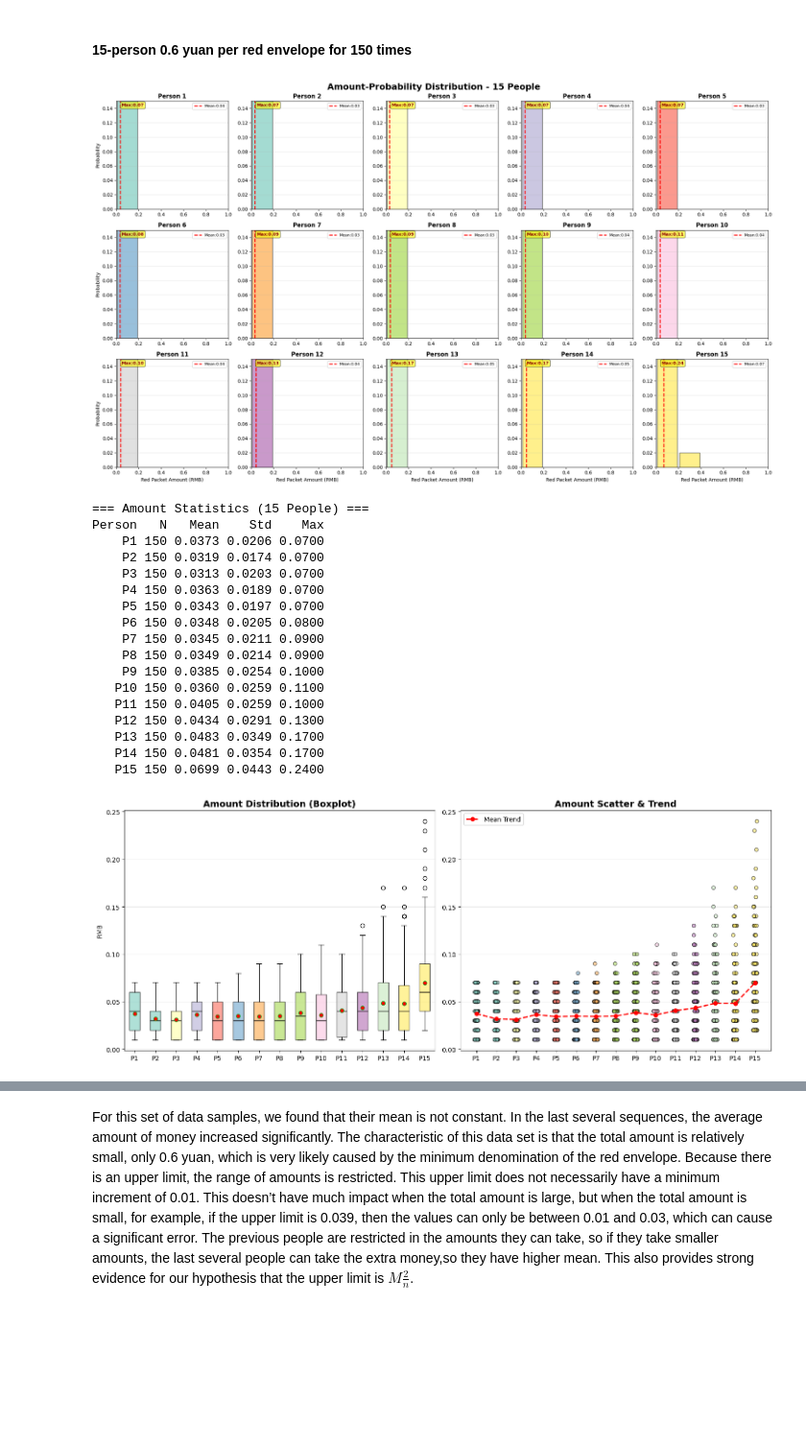
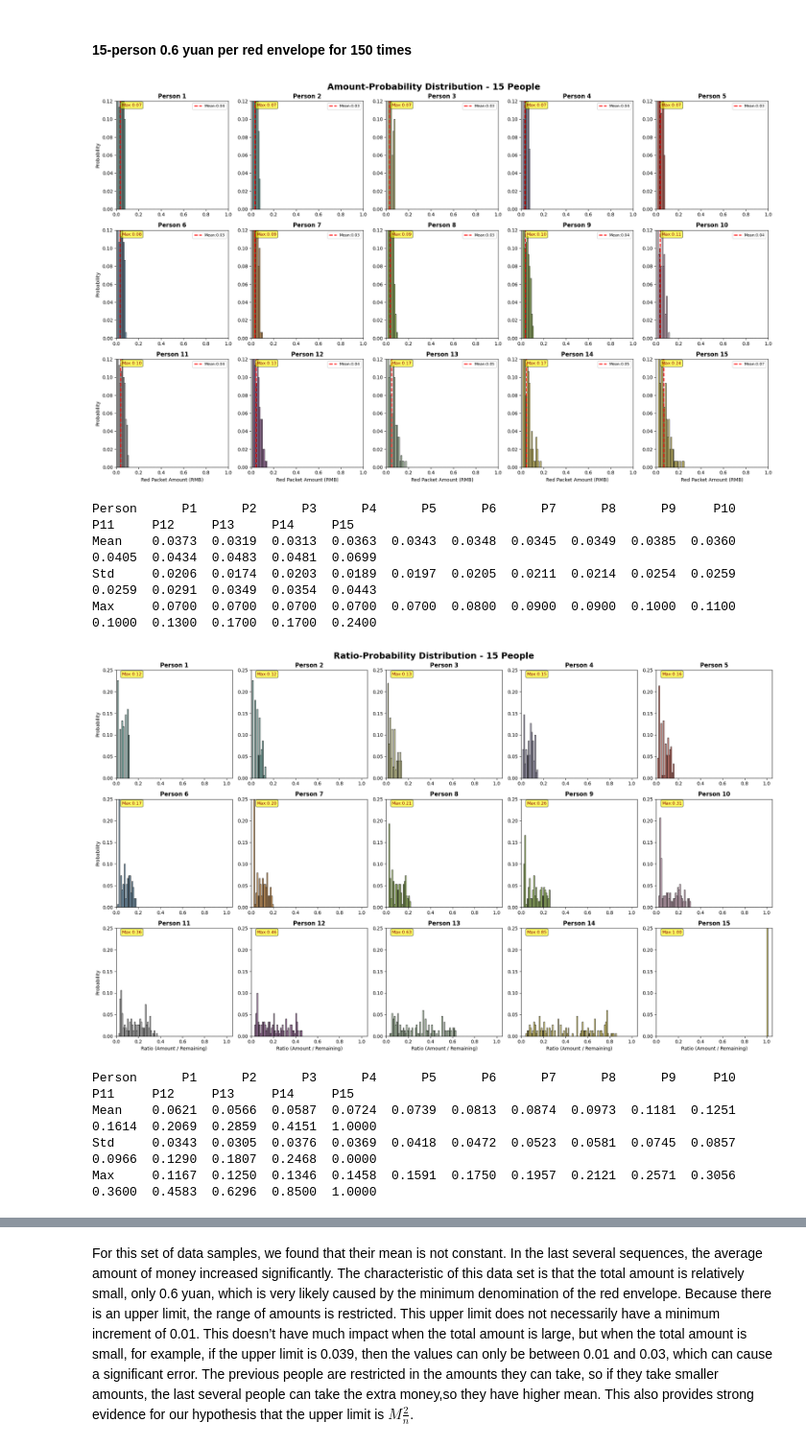
Before and after one commit to QLL-CCDD/SI140A-proj, a Jupyter notebook: tex/red_envelop copy.ipynb, the cells around one changed output, grey strips where cells are left out. Shown at 96% size. Cells and saved outputs as stored; diff of their text form; code cells hidden in the pictures; blank space fills up the shorter version.

```diff
--- a/tex/red_envelop copy.ipynb
+++ b/tex/red_envelop copy.ipynb
@@ -50,4 +51,7 @@ warnings.filterwarnings('ignore', category=RuntimeWarning)
 # %%
+from numpy._typing import _64Bit
+
+
 def _get_layout_config(n_people):
     if n_people <= 5:
         ncols = n_people
@@ -59,7 +63,7 @@ def _get_layout_config(n_people):
         figsize = (20, 4 * nrows)
     return nrows, ncols, figsize
 
-def plot_histograms(file_path, n_people, mode="amount"):
+def plot_histograms(file_path, n_people, mode="amount", money = 60):
     df = pd.read_excel(file_path, sheet_name="Sheet1", header=None)
     plot_data = df.iloc[1:-1, :n_people].values.astype(float)
 
@@ -69,15 +73,25 @@ def plot_histograms(file_path, n_people, mode="amount"):
         valid_flat = plot_data[~np.isnan(plot_data)]
         g_min = np.floor(valid_flat.min())
         g_max = np.ceil(valid_flat.max())
-        bin_width = 0.2 if n_people > 5 else 0.5
+        bin_width = 0.2 if n_people > 5 else 0.01
         y_limit = 0.08
+        if money == 0.6:
+            bin_width = 0.01
+            y_limit = 0.3
+            g_min = 0
+            g_max = 0.3
+
         show_stats = True
+
     else: # mode == "ratio"
         xlabel = "Ratio (Amount / Remaining)"
         g_min, g_max = 0.0, 1.05
         bin_width = 0.01
         y_limit = 0.15
         show_stats = False
+        if money == 0.6:
+            y_limit = 0.25
+
 
     bin_edges = np.arange(g_min, g_max + bin_width, bin_width)
     nrows, ncols, figsize = _get_layout_config(n_people)
@@ -271,25 +285,17 @@ Person   Mean    Std    Max
 # %%
 f_path = "../Data/15/15人 0.6.xls"
 n = 15
-plot_histograms(f_path, n)
+plot_histograms(f_path, n, money = 0.6)
+plot_histograms("../Data/15/15人 0.6_ratio.xlsx", n , mode = "ratio", money = 0.6)
 plot_trends(f_path, n)
 # %% [output]
-[figure, old version]
+[figure, new version]
-=== Amount Statistics (15 People) ===
-Person   N   Mean    Std    Max
-    P1 150 0.0373 0.0206 0.0700
-    P2 150 0.0319 0.0174 0.0700
-    P3 150 0.0313 0.0203 0.0700
-    P4 150 0.0363 0.0189 0.0700
-    P5 150 0.0343 0.0197 0.0700
-    P6 150 0.0348 0.0205 0.0800
-    P7 150 0.0345 0.0211 0.0900
-    P8 150 0.0349 0.0214 0.0900
-    P9 150 0.0385 0.0254 0.1000
-   P10 150 0.0360 0.0259 0.1100
-   P11 150 0.0405 0.0259 0.1000
-   P12 150 0.0434 0.0291 0.1300
-   P13 150 0.0483 0.0349 0.1700
-   P14 150 0.0481 0.0354 0.1700
-   P15 150 0.0699 0.0443 0.2400
+Person      P1      P2      P3      P4      P5      P6      P7      P8      P9     P10     P11     P12     P13     P14     P15
+Mean    0.0373  0.0319  0.0313  0.0363  0.0343  0.0348  0.0345  0.0349  0.0385  0.0360  0.0405  0.0434  0.0483  0.0481  0.0699
+Std     0.0206  0.0174  0.0203  0.0189  0.0197  0.0205  0.0211  0.0214  0.0254  0.0259  0.0259  0.0291  0.0349  0.0354  0.0443
+Max     0.0700  0.0700  0.0700  0.0700  0.0700  0.0800  0.0900  0.0900  0.1000  0.1100  0.1000  0.1300  0.1700  0.1700  0.2400
-[figure, old version]
+[figure, new version]
+Person      P1      P2      P3      P4      P5      P6      P7      P8      P9     P10     P11     P12     P13     P14     P15
+Mean    0.0621  0.0566  0.0587  0.0724  0.0739  0.0813  0.0874  0.0973  0.1181  0.1251  0.1614  0.2069  0.2859  0.4151  1.0000
+Std     0.0343  0.0305  0.0376  0.0369  0.0418  0.0472  0.0523  0.0581  0.0745  0.0857  0.0966  0.1290  0.1807  0.2468  0.0000
+Max     0.1167  0.1250  0.1346  0.1458  0.1591  0.1750  0.1957  0.2121  0.2571  0.3056  0.3600  0.4583  0.6296  0.8500  1.0000
```
Also changed, not shown: parts of 2 cells of this notebook, 2 other files.
